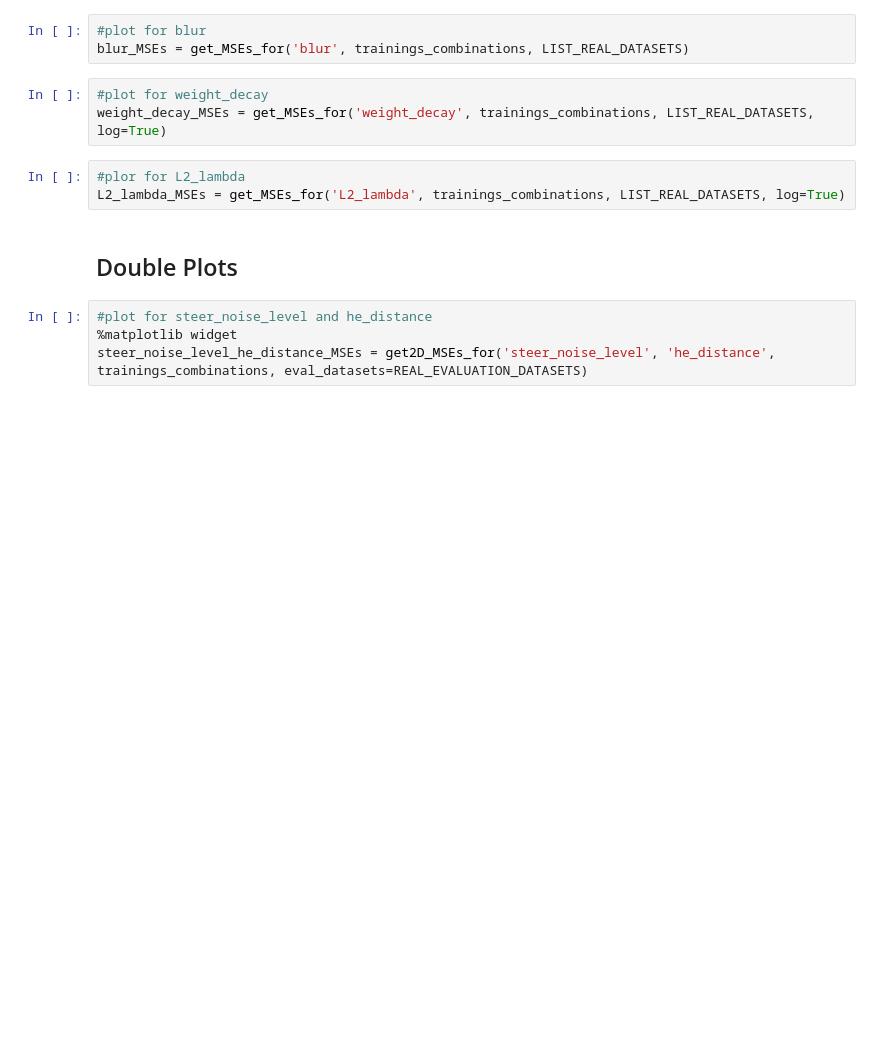
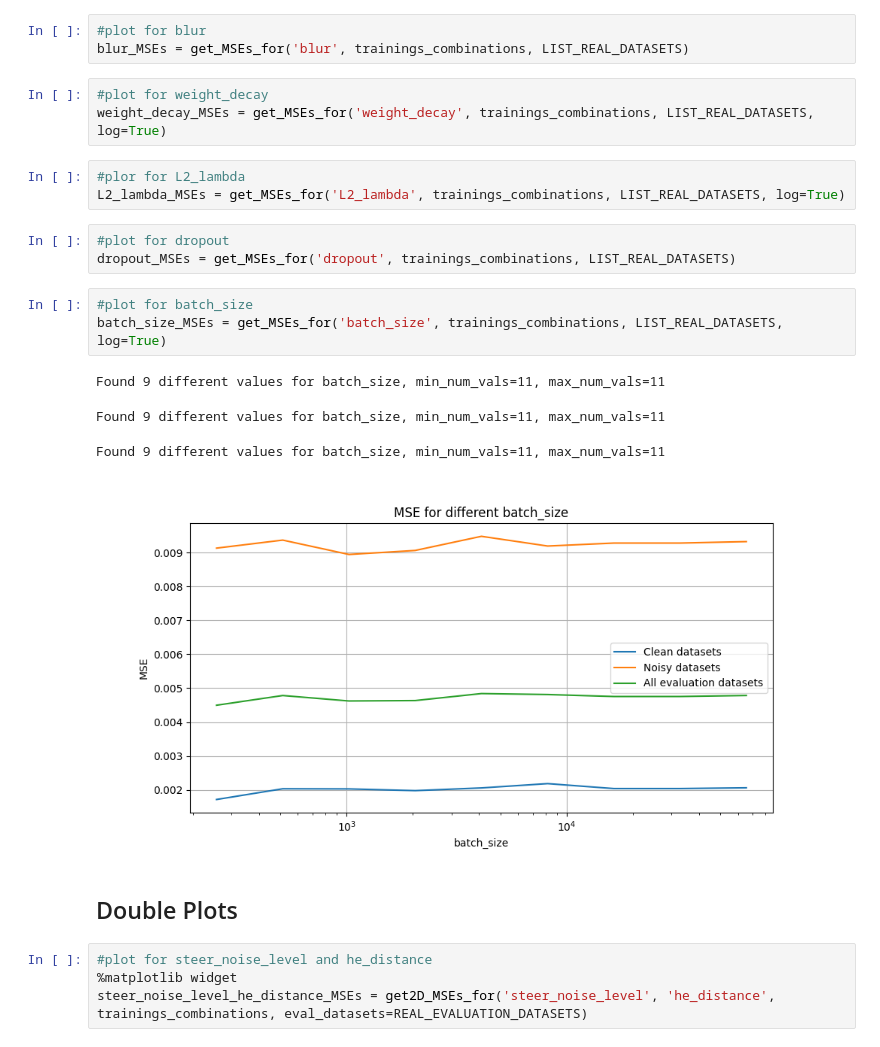
Before and after one commit to matgrand/bfmc_2022, a Jupyter notebook: combination_trainer.ipynb, the cells around one changed output. Drawn from its saved outputs; the diff is of its cells as text; blank space fills up the shorter version.

```diff
--- a/combination_trainer.ipynb
+++ b/combination_trainer.ipynb
@@ -278,6 +268,17 @@ weight_decay_MSEs = get_MSEs_for('weight_decay', trainings_combinations, LIST_RE
 # %%
 #plor for L2_lambda
 L2_lambda_MSEs = get_MSEs_for('L2_lambda', trainings_combinations, LIST_REAL_DATASETS, log=True)
+# %%
+#plot for dropout
+dropout_MSEs = get_MSEs_for('dropout', trainings_combinations, LIST_REAL_DATASETS)
+# %%
+#plot for batch_size
+batch_size_MSEs = get_MSEs_for('batch_size', trainings_combinations, LIST_REAL_DATASETS, log=True)
+# %% [output]
+Found 9 different values for batch_size, min_num_vals=11, max_num_vals=11
+Found 9 different values for batch_size, min_num_vals=11, max_num_vals=11
+Found 9 different values for batch_size, min_num_vals=11, max_num_vals=11
+[figure, added]
 # %% [markdown]
 ## Double Plots
 # %%
```
Also changed, not shown: parts of 12 cells of this notebook, 1 other file.
